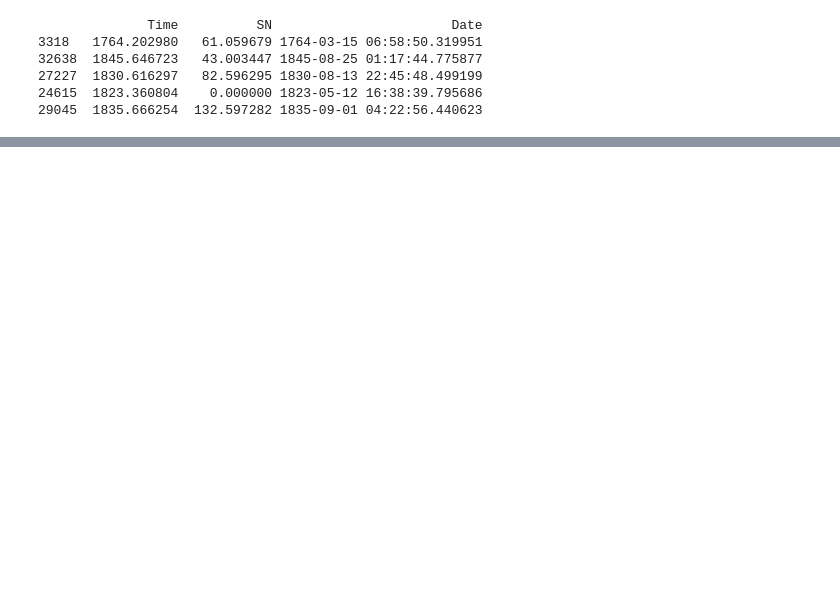
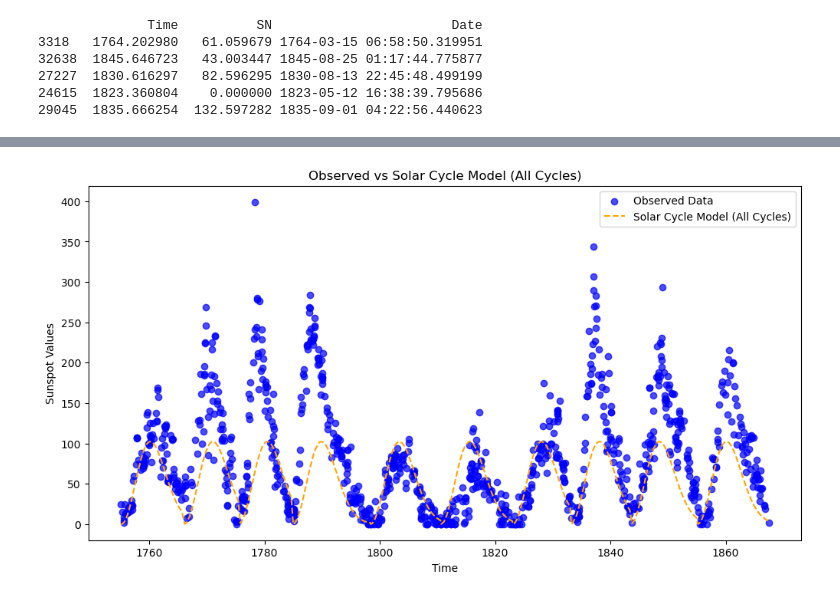
Before and after one commit to gurovamr/OHPC_Project, a Jupyter notebook: wip_mariia.ipynb, the cells around one changed output, grey strips where cells are left out. Drawn from its saved outputs; the diff is of its cells as text; code cells hidden in the pictures; blank space fills up the shorter version.

```diff
--- a/wip_mariia.ipynb
+++ b/wip_mariia.ipynb
@@ -208,0 +423,16 @@ Iteration 250000, Temperature: 0.003998, Loss: 11461.329508
+# %%
+# Compute predictions using the model for all cycles
+num_cycles = len(T0_initial)  # Number of cycles based on initial parameters
+predicted_values = solar_cycle_model(t, x0, num_cycles=num_cycles)
+
+# Plot observed vs. predicted values (all cycles)
+plt.figure(figsize=(12, 6))
+plt.scatter(t, observed_values, label="Observed Data", color="blue", alpha=0.7)
+plt.plot(t, predicted_values, label="Solar Cycle Model (All Cycles)", color="orange", linestyle="--")
+plt.title("Observed vs Solar Cycle Model (All Cycles)")
+plt.xlabel("Time")
+plt.ylabel("Sunspot Values")
+plt.legend()
+plt.show()
+# %% [output]
+[figure, added]
```
Also changed, not shown: parts of 11 cells of this notebook, 5 other files.
